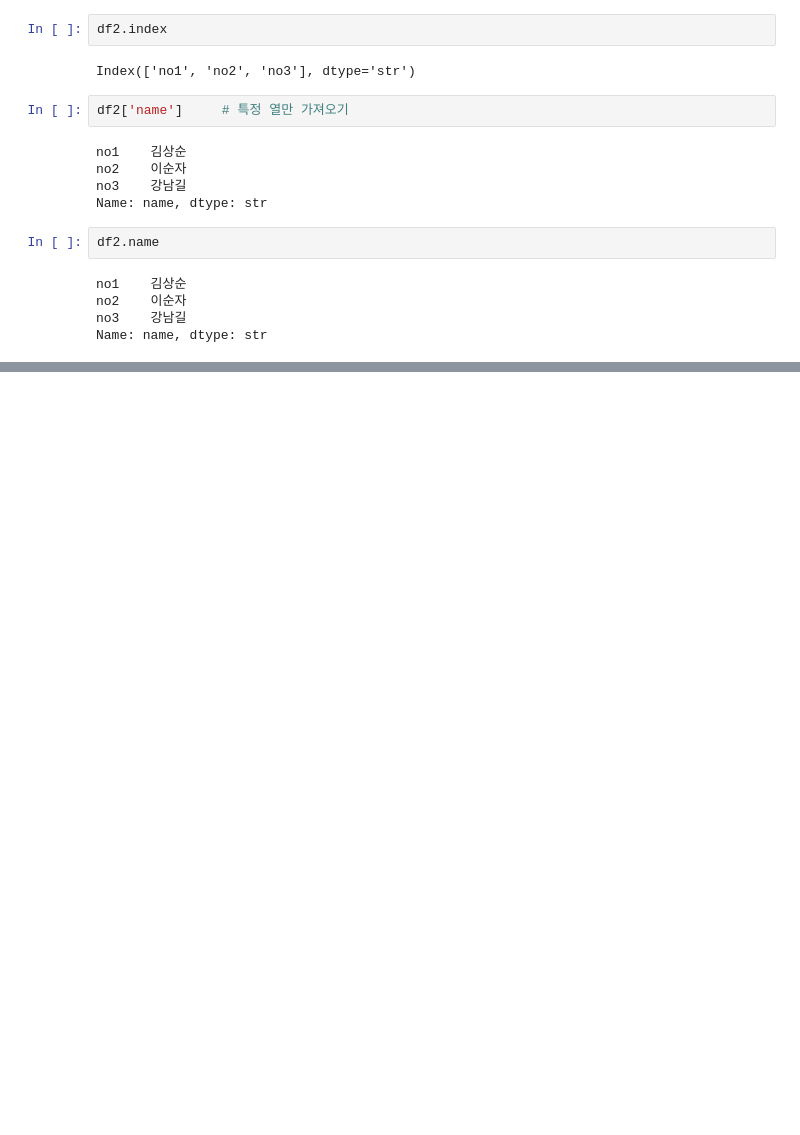
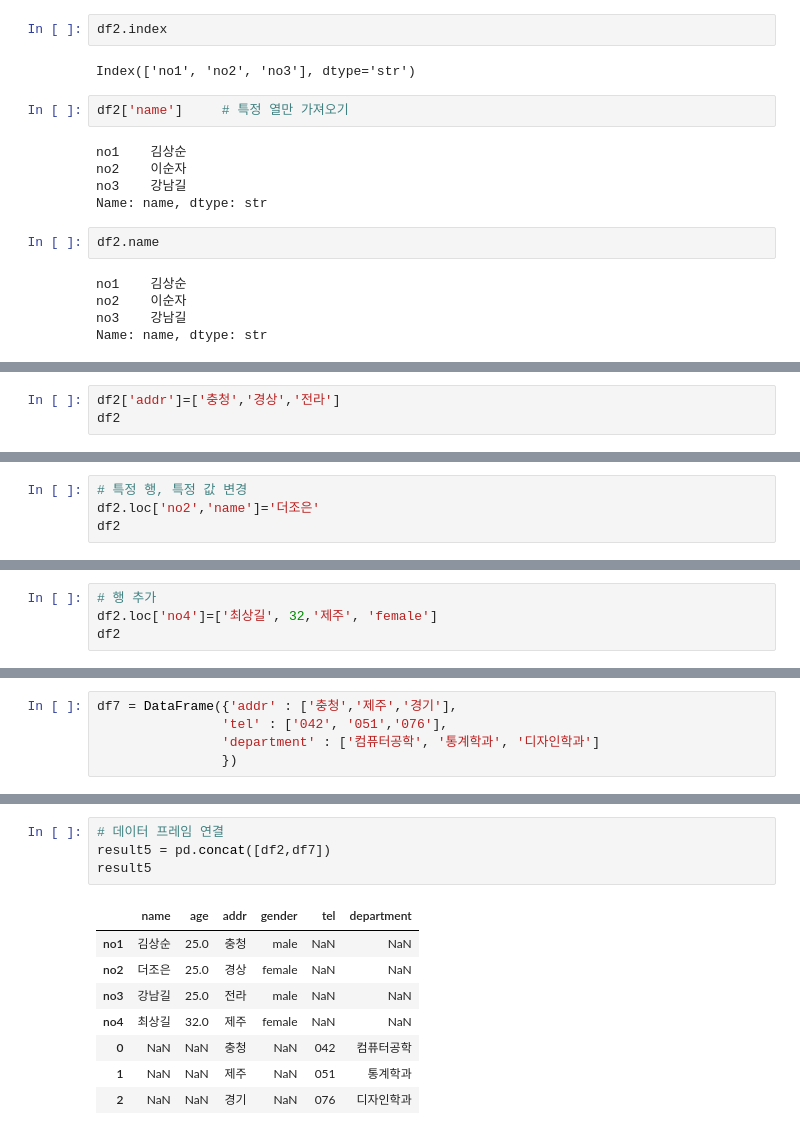
Before and after one commit to ghdwlswn97-source/python, a Jupyter notebook: 20.pandas/03.dataFrame1.ipynb, the cells around one changed output, grey strips where cells are left out. Cells and saved outputs as stored; diff of their text form; blank space fills up the shorter version.

```diff
--- a/20.pandas/03.dataFrame1.ipynb
+++ b/20.pandas/03.dataFrame1.ipynb
@@ -59,0 +155,3 @@ df2.loc[[]]
+# %%
+df2['addr']=['충청','경상','전라']
+df2
@@ -59,0 +163,4 @@ df2.loc[[]]
+# %%
+# 특정 행, 특정 값 변경
+df2.loc['no2','name']='더조은'
+df2
@@ -59,0 +172,4 @@ df2.loc[[]]
+# %%
+# 행 추가
+df2.loc['no4']=['최상길', 32,'제주', 'female']
+df2
@@ -59,0 +253,5 @@ df2.loc[[]]
+# %%
+df7 = DataFrame({'addr' : ['충청','제주','경기'],
+                'tel' : ['042', '051','076'],
+                'department' : ['컴퓨터공학', '통계학과', '디자인학과']
+                })
@@ -59,0 +268,13 @@ df2.loc[[]]
+# %%
+# 데이터 프레임 연결
+result5 = pd.concat([df2,df7])
+result5
+# %% [output]
+|  | name | age | addr | gender | tel | department |
+| no1 | 김상순 | 25.0 | 충청 | male | NaN | NaN |
+| no2 | 더조은 | 25.0 | 경상 | female | NaN | NaN |
+| no3 | 강남길 | 25.0 | 전라 | male | NaN | NaN |
+| no4 | 최상길 | 32.0 | 제주 | female | NaN | NaN |
+| 0 | NaN | NaN | 충청 | NaN | 042 | 컴퓨터공학 |
+| 1 | NaN | NaN | 제주 | NaN | 051 | 통계학과 |
+| 2 | NaN | NaN | 경기 | NaN | 076 | 디자인학과 |
```
Also changed, not shown: parts of 29 cells of this notebook, 1 other file.
